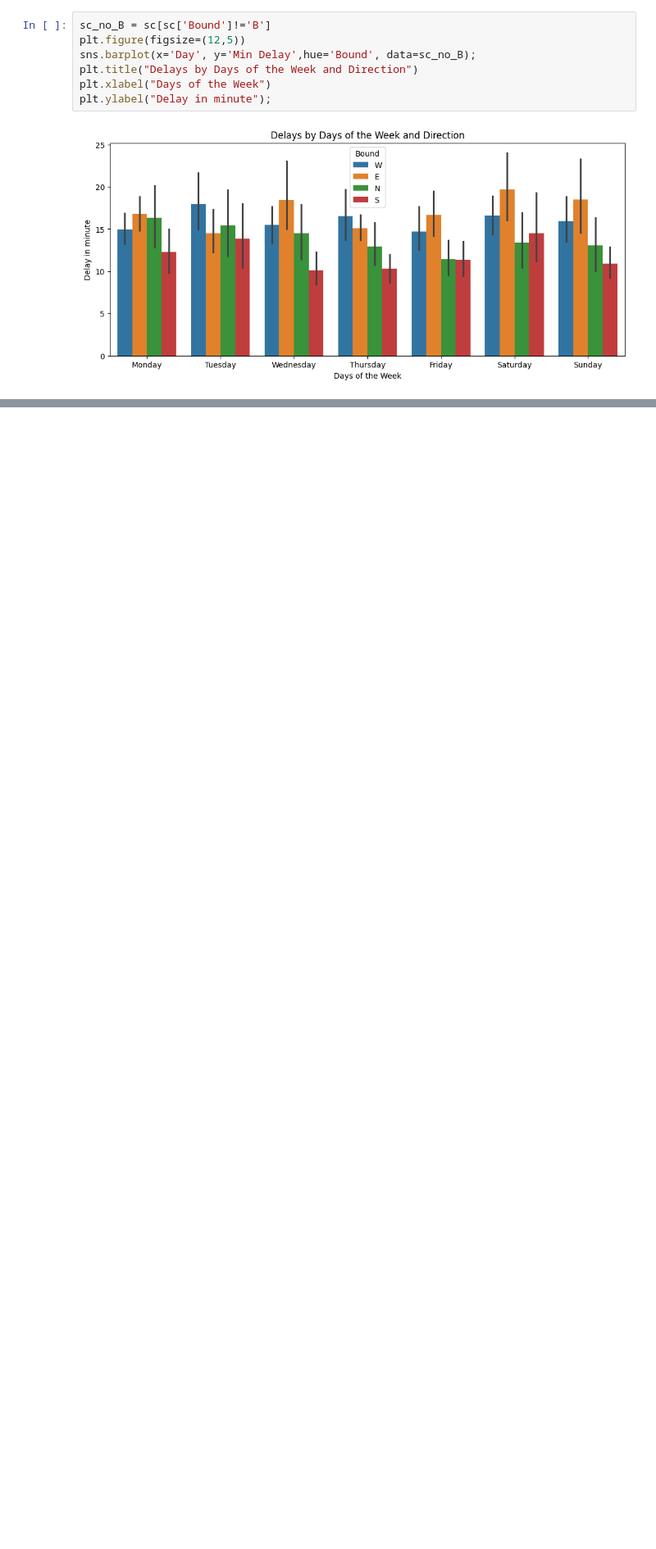
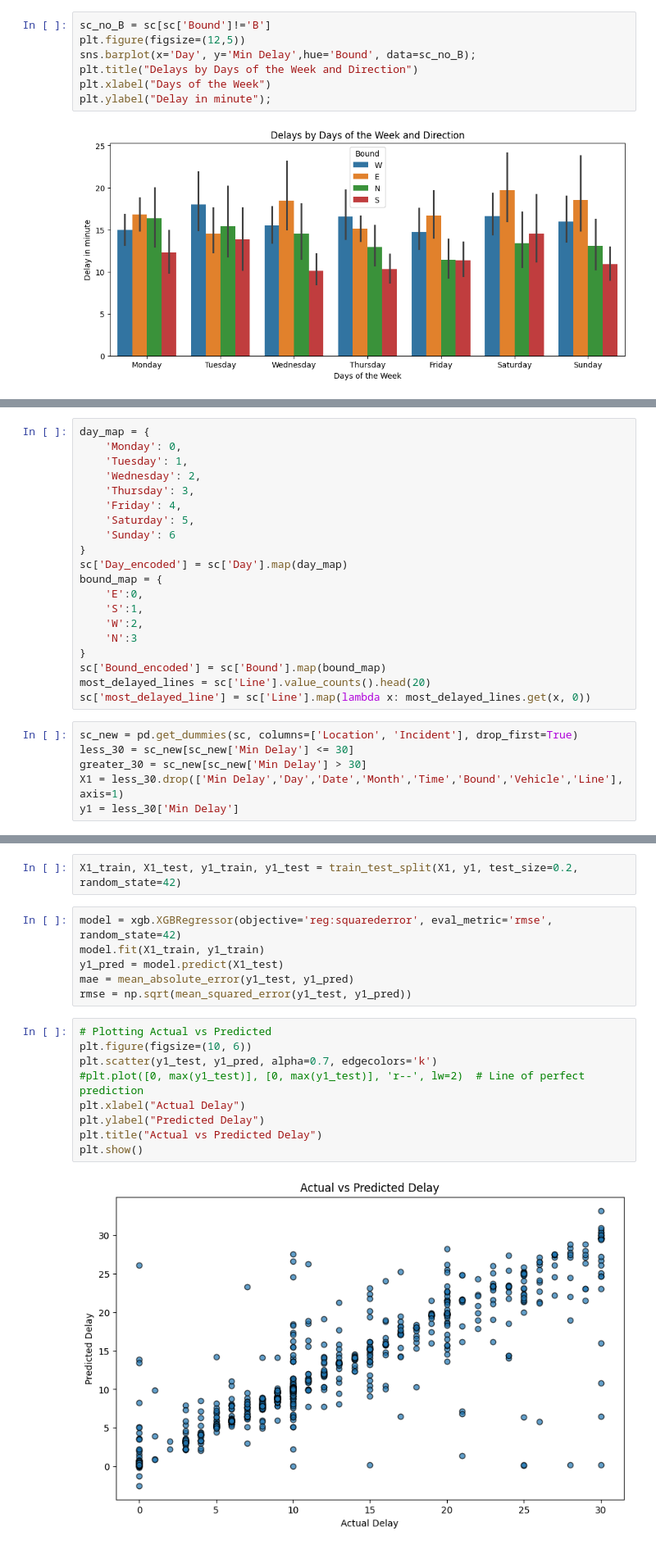
Before and after one commit to JYW5114/TTC_delay, a Jupyter notebook: ttc_streetcar.ipynb, the cells around one changed output, grey strips where cells are left out. Shown at 82% size. Drawn from its saved outputs; the diff is of its cells as text; blank space fills up the shorter version.

```diff
--- a/ttc_streetcar.ipynb
+++ b/ttc_streetcar.ipynb
@@ -237,0 +227,26 @@ plt.ylabel("Delay in minute");
+# %%
+day_map = {
+    'Monday': 0,
+    'Tuesday': 1,
+    'Wednesday': 2,
+    'Thursday': 3,
+    'Friday': 4,
+    'Saturday': 5,
+    'Sunday': 6
+}
+sc['Day_encoded'] = sc['Day'].map(day_map)
+bound_map = {
+    'E':0,
+    'S':1,
+    'W':2,
+    'N':3
+}
+sc['Bound_encoded'] = sc['Bound'].map(bound_map)
+most_delayed_lines = sc['Line'].value_counts().head(20)
+sc['most_delayed_line'] = sc['Line'].map(lambda x: most_delayed_lines.get(x, 0))
+# %%
+sc_new = pd.get_dummies(sc, columns=['Location', 'Incident'], drop_first=True)
+less_30 = sc_new[sc_new['Min Delay'] <= 30]
+greater_30 = sc_new[sc_new['Min Delay'] > 30]
+X1 = less_30.drop(['Min Delay','Day','Date','Month','Time','Bound','Vehicle','Line'], axis=1)
+y1 = less_30['Min Delay']
@@ -237,0 +269,19 @@ plt.ylabel("Delay in minute");
+# %%
+X1_train, X1_test, y1_train, y1_test = train_test_split(X1, y1, test_size=0.2, random_state=42)
+# %%
+model = xgb.XGBRegressor(objective='reg:squarederror', eval_metric='rmse', random_state=42)
+model.fit(X1_train, y1_train)
+y1_pred = model.predict(X1_test)
+mae = mean_absolute_error(y1_test, y1_pred)
+rmse = np.sqrt(mean_squared_error(y1_test, y1_pred))
+# %%
+# Plotting Actual vs Predicted
+plt.figure(figsize=(10, 6))
+plt.scatter(y1_test, y1_pred, alpha=0.7, edgecolors='k')
+#plt.plot([0, max(y1_test)], [0, max(y1_test)], 'r--', lw=2)  # Line of perfect prediction
+plt.xlabel("Actual Delay")
+plt.ylabel("Predicted Delay")
+plt.title("Actual vs Predicted Delay")
+plt.show()
+# %% [output]
+[figure, added]
```
Also changed, not shown: parts of 4 cells of this notebook.
